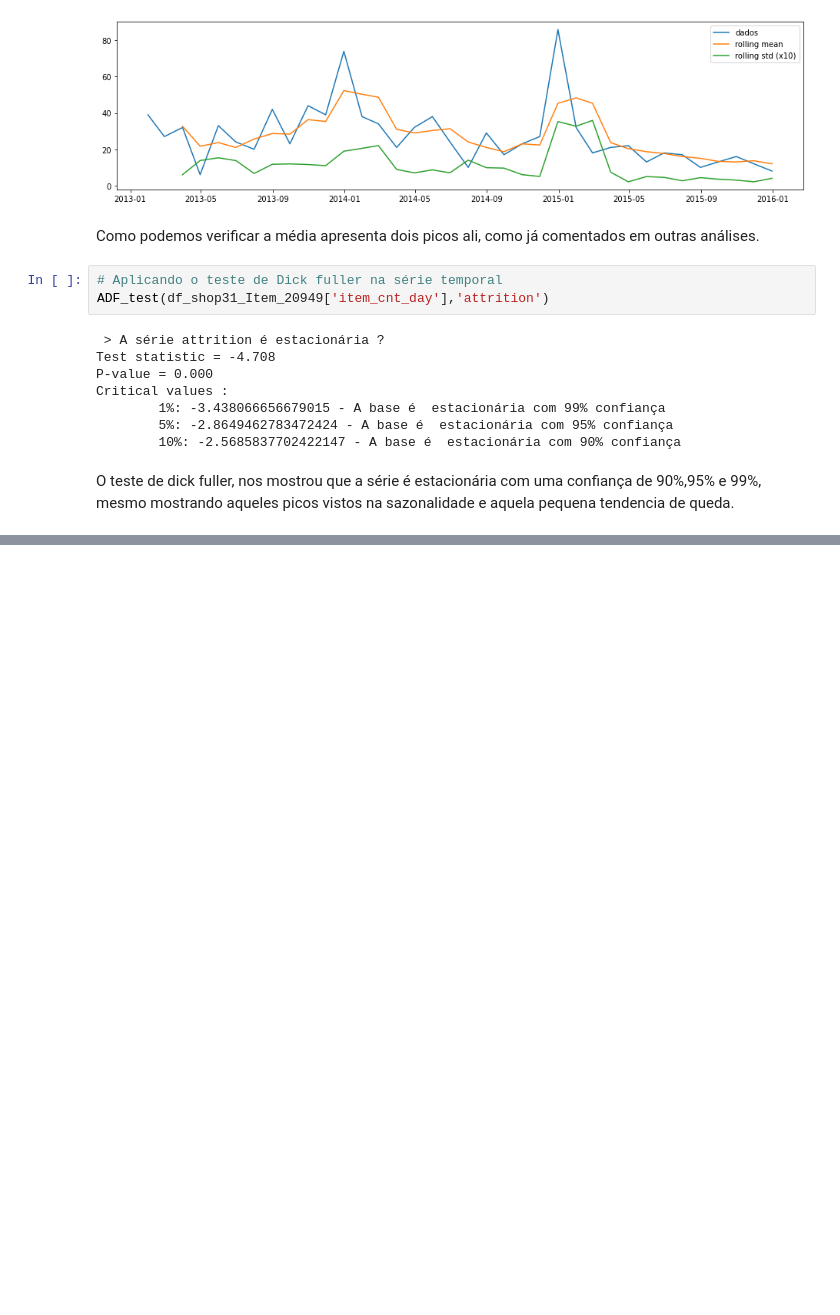
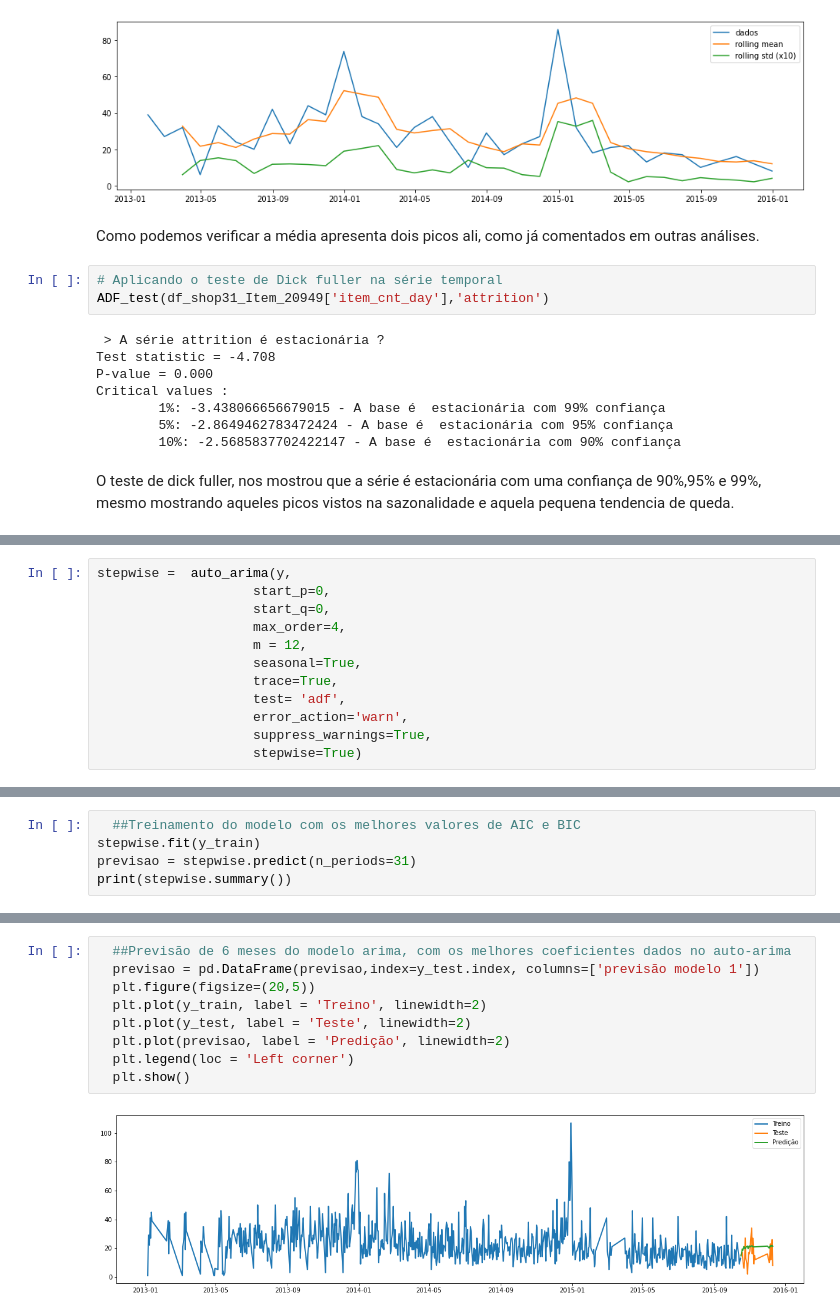
Before and after one commit to costadomar/sales_forecasting, a Jupyter notebook: analise_exploratoria.ipynb, the cells around one changed output, grey strips where cells are left out. Cells and saved outputs as stored; diff of their text form; blank space fills up the shorter version.

```diff
--- a/analise_exploratoria.ipynb
+++ b/analise_exploratoria.ipynb
@@ -390,0 +432,12 @@ O teste de dick fuller, nos mostrou que a série é estacionária com uma confia
+# %%
+stepwise =  auto_arima(y,
+                    start_p=0,
+                    start_q=0,
+                    max_order=4,
+                    m = 12,
+                    seasonal=True,
+                    trace=True,
+                    test= 'adf',
+                    error_action='warn',
+                    suppress_warnings=True,
+                    stepwise=True)
@@ -390,0 +462,5 @@ O teste de dick fuller, nos mostrou que a série é estacionária com uma confia
+# %%
+  ##Treinamento do modelo com os melhores valores de AIC e BIC
+stepwise.fit(y_train)
+previsao = stepwise.predict(n_periods=31)
+print(stepwise.summary())
@@ -390,0 +485,11 @@ O teste de dick fuller, nos mostrou que a série é estacionária com uma confia
+# %%
+  ##Previsão de 6 meses do modelo arima, com os melhores coeficientes dados no auto-arima
+  previsao = pd.DataFrame(previsao,index=y_test.index, columns=['previsão modelo 1'])
+  plt.figure(figsize=(20,5))
+  plt.plot(y_train, label = 'Treino', linewidth=2)
+  plt.plot(y_test, label = 'Teste', linewidth=2)
+  plt.plot(previsao, label = 'Predição', linewidth=2)
+  plt.legend(loc = 'Left corner')
+  plt.show()
+# %% [output]
+[figure, added]
```
Also changed, not shown: parts of 23 cells of this notebook.
